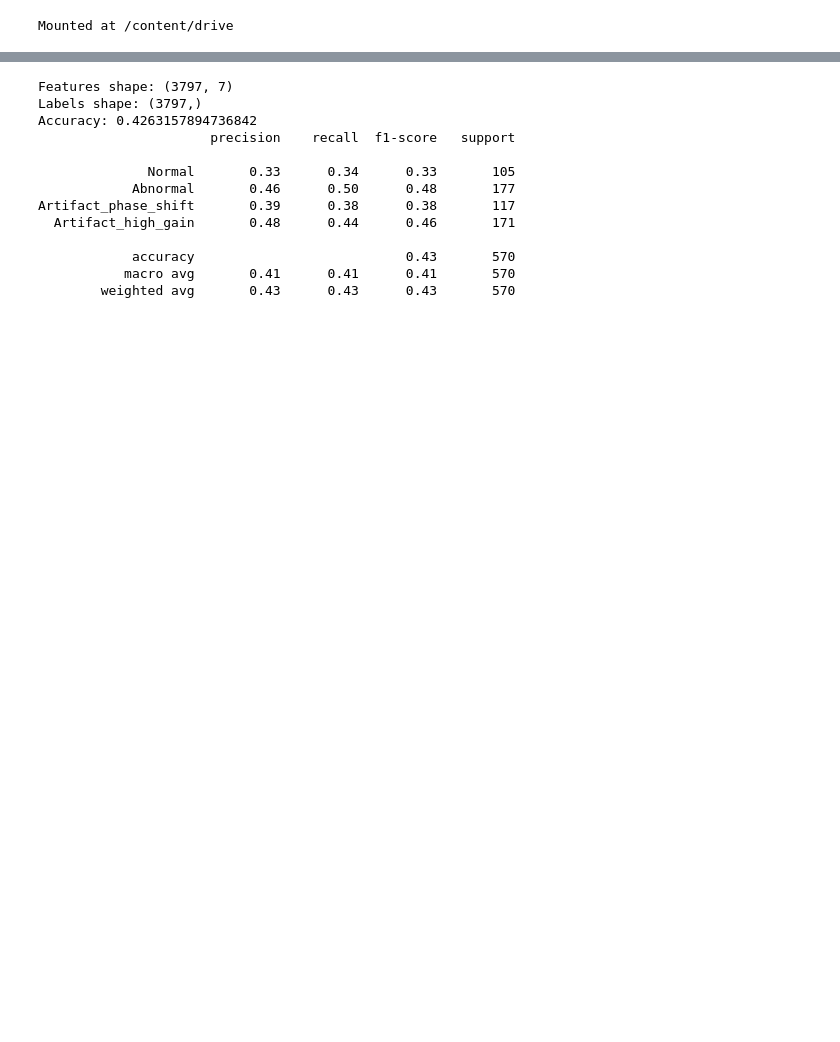
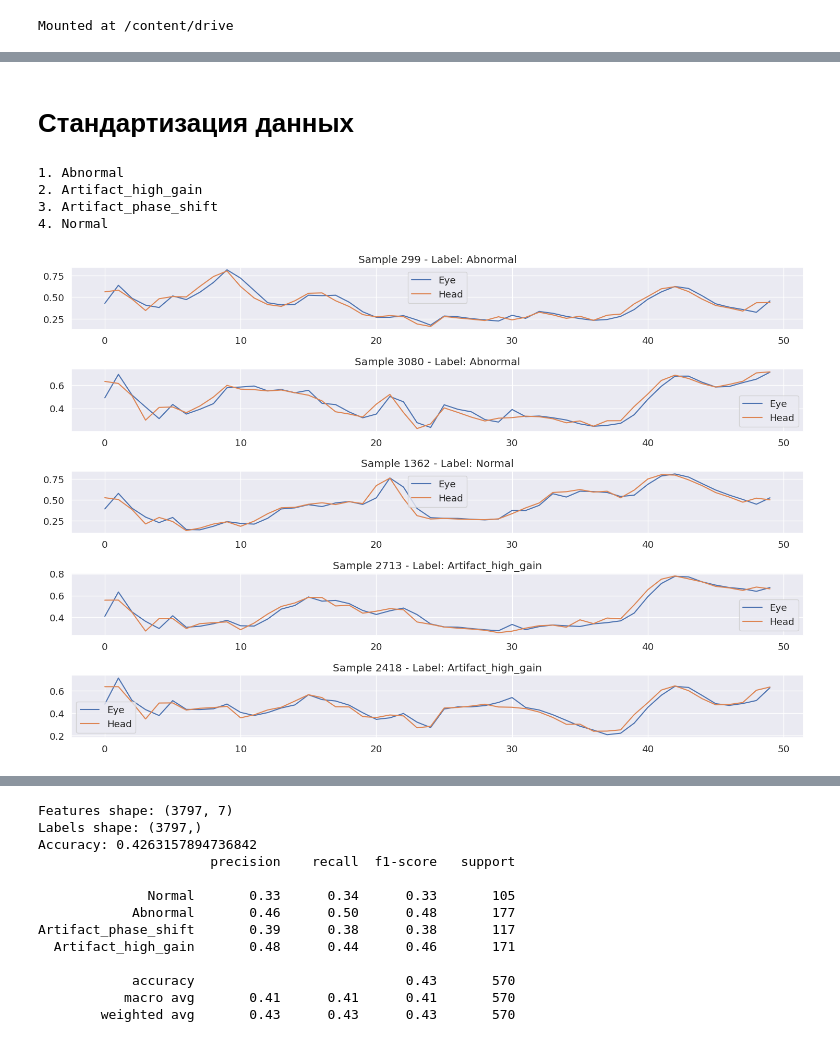
Before and after one commit to makarova-anna/COURSE_WORK_MSU_AI, a Jupyter notebook: Project_DL_Makarova_Anna.ipynb, the cells around one changed output, grey strips where cells are left out. Cells and saved outputs as stored; diff of their text form; code cells hidden in the pictures; blank space fills up the shorter version.

```diff
--- a/Project_DL_Makarova_Anna.ipynb
+++ b/Project_DL_Makarova_Anna.ipynb
@@ -224,0 +336,38 @@ Artifact_phase_shift       0.90      0.90      0.90       117
+# %% [markdown]
+# Стандартизация данных
+# %%
+from sklearn.preprocessing import MinMaxScaler, MultiLabelBinarizer
+import matplotlib.pyplot as plt
+
+
+segments, classes, shape, input_size, num_of_subclasses, mlb = read_data(file_data, file_labels)
+
+scaler = MinMaxScaler(feature_range=(0, 1))
+segments_normalized = scaler.fit_transform(segments.reshape(segments.shape[0], -1))
+
+
+features = 2  # Eye and Head
+input_size = 50  # Time steps
+segments_normalized = segments_normalized.reshape(-1, input_size, features)
+
+
+num_samples_to_plot = 5
+random_indices = np.random.choice(len(segments_normalized), num_samples_to_plot, replace=False)
+
+plt.figure(figsize=(15, 10))
+
+for i, idx in enumerate(random_indices):
+    plt.subplot(num_samples_to_plot, 1, i + 1)
+    plt.plot(segments_normalized[idx, :, 0], label='Eye')
+    plt.plot(segments_normalized[idx, :, 1], label='Head')
+    plt.title(f'Sample {idx + 1} - Label: {LABELS[np.argmax(classes[idx])]}')
+    plt.legend()
+    plt.savefig('norm.pdf')
+plt.tight_layout()
+plt.show()
+# %% [output]
+1. Abnormal
+2. Artifact_high_gain
+3. Artifact_phase_shift
+4. Normal
+[figure, added]
```
Also changed, not shown: parts of 75 cells of this notebook.
